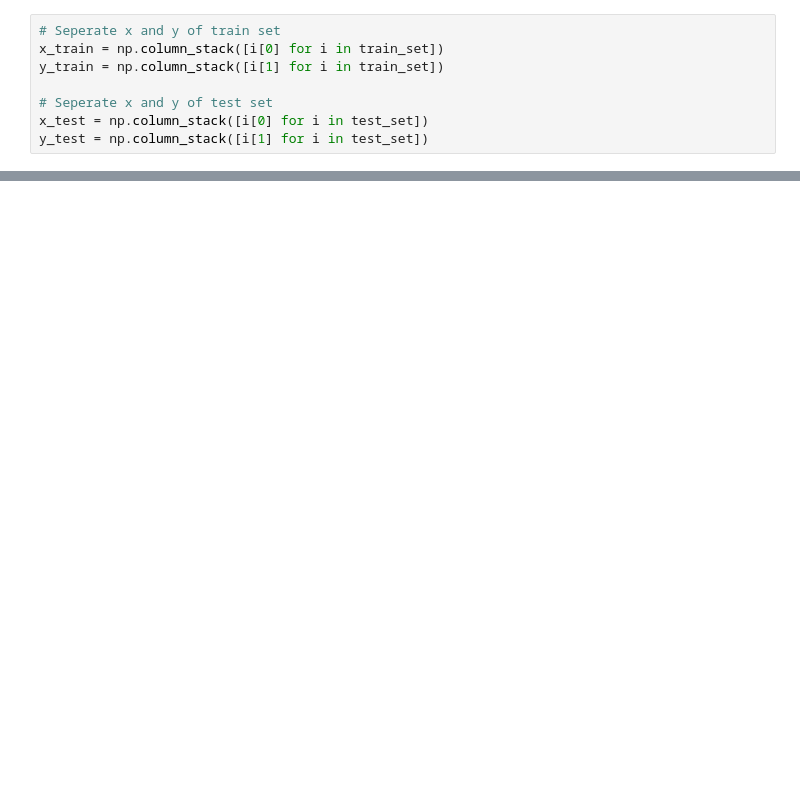
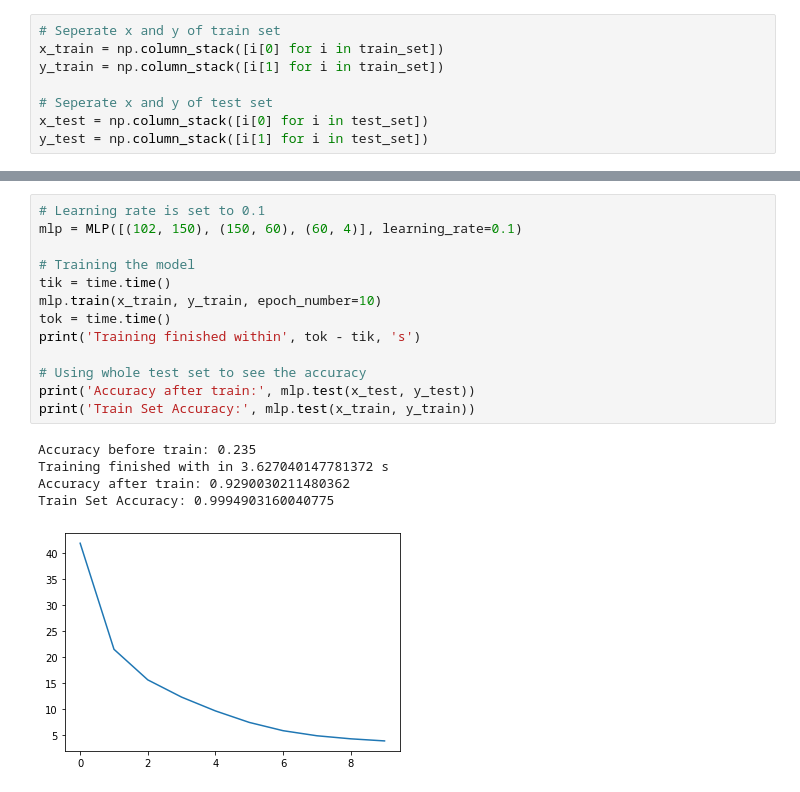
Before and after one commit to mahdirezaie336/Fruit360Classifier, a Jupyter notebook: project-code.ipynb, the cells around one changed output, grey strips where cells are left out. Cells and saved outputs as stored; diff of their text form; blank space fills up the shorter version.

```diff
--- a/project-code.ipynb
+++ b/project-code.ipynb
@@ -210,0 +222,19 @@ np.sum(np.array([[1, 1, 1],
+# %%
+# Learning rate is set to 0.1
+mlp = MLP([(102, 150), (150, 60), (60, 4)], learning_rate=0.1)
+
+# Training the model
+tik = time.time()
+mlp.train(x_train, y_train, epoch_number=10)
+tok = time.time()
+print('Training finished within', tok - tik, 's')
+
+# Using whole test set to see the accuracy
+print('Accuracy after train:', mlp.test(x_test, y_test))
+print('Train Set Accuracy:', mlp.test(x_train, y_train))
+# %% [output]
+Accuracy before train: 0.235
+Training finished with in 3.627040147781372 s
+Accuracy after train: 0.9290030211480362
+Train Set Accuracy: 0.9994903160040775
+[figure, added]
```
Also changed, not shown: parts of 13 cells of this notebook, 1 other file.
